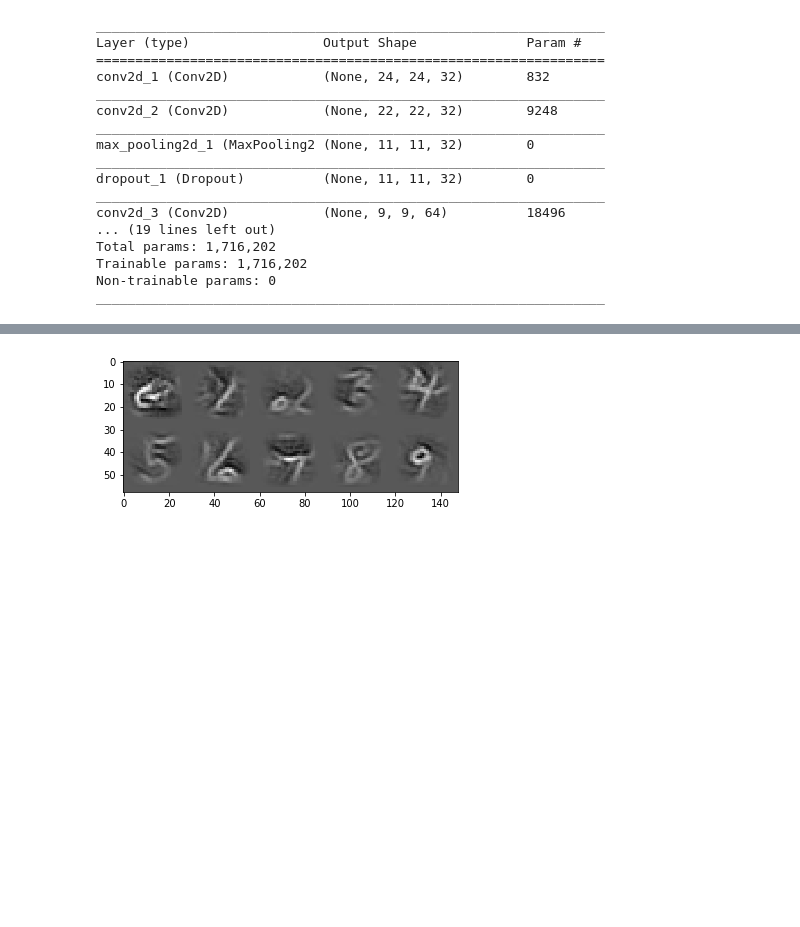
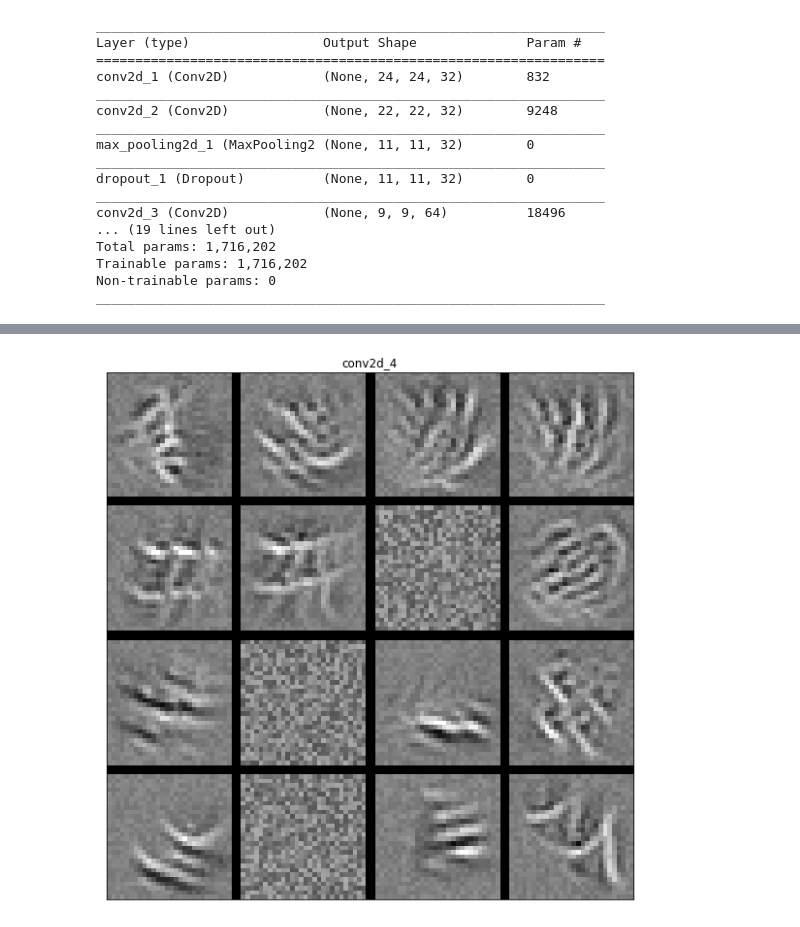
Before and after one commit to ansuini/Winter_School_QLS_2018, a Jupyter notebook: Advanced1/Visualizing_and_Interpreting.ipynb, the cells around one changed output, grey strips where cells are left out. Cells and saved outputs as stored; diff of their text form; code cells hidden in the pictures; blank space fills up the shorter version.

```diff
--- a/Advanced1/Visualizing_and_Interpreting.ipynb
+++ b/Advanced1/Visualizing_and_Interpreting.ipynb
@@ -220,3 +170,9 @@ layer_image = stitch_filters(layer_filters, nx, ny)
+# %%
+# The fourth layer
+layer_name = 'conv2d_4'
+visualize_filters(layer_name, construct_filters_image(layer_name,16,4,4))
+# %% [output]
+[figure, added]
 # %%
 # The final output layer of the model
 output_filters = []
@@ -230,10 +186,4 @@ for i in tqdm(range(10)):
                           step_fn = vary_step,
                           input_initialization = 'zeros')
     output_filters.append(img.reshape(28,28))
-
 output_image_raw = stitch_filters(output_filters, 2, 5)
-
-plt.imshow(output_image_raw, cmap = 'gray')
-plt.show()
-# %% [output]
-[figure, removed]
```
Also changed, not shown: parts of 15 cells of this notebook, 6 other files.
